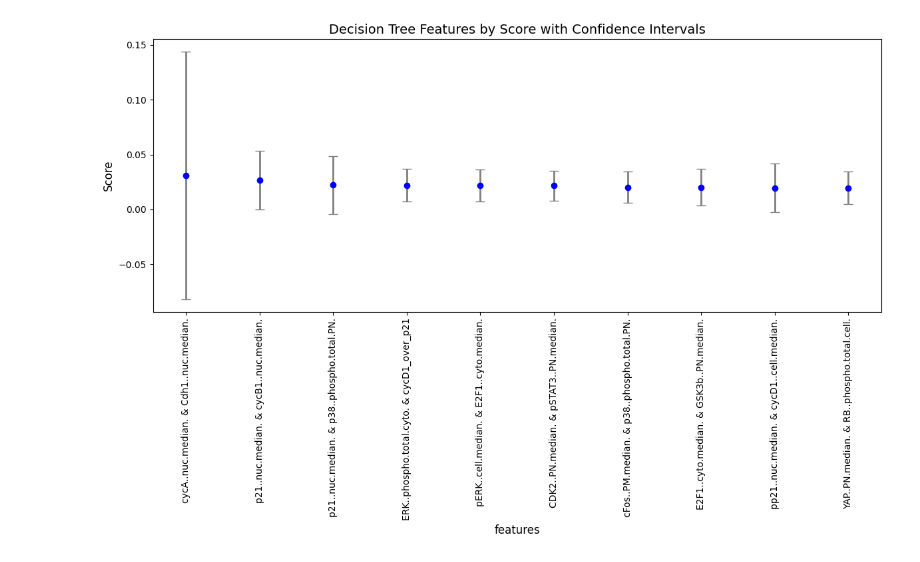
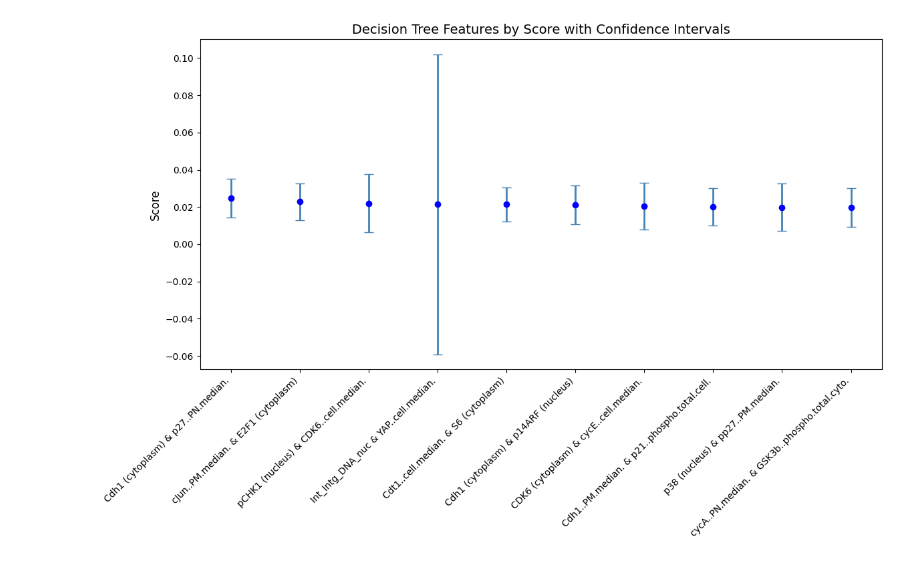
Before and after one commit to mariahgloehr/IICD, a Jupyter notebook: LOCO/iLOCO/iloco_plots.ipynb, the cells around one changed output. Cells and saved outputs as stored; diff of their text form; code cells hidden in the pictures.

```diff
--- a/LOCO/iLOCO/iloco_plots.ipynb
+++ b/LOCO/iLOCO/iloco_plots.ipynb
@@ -2,5 +2,5 @@
 import pandas as pd
 import matplotlib.pyplot as plt
 # %%
-data = pd.read_csv("/Users/mariahloehr/IICD/IICD/LOCO/iLOCO/iloco_decisionTree.csv", index_col=0)
+data = pd.read_csv("/Users/mariahloehr/IICD/IICD/LOCO/iLOCO/iloco_decisionTree.csv")
 df = pd.DataFrame(data)
@@ -7,22 +23,50 @@ df = pd.DataFrame(data)
+# %%
+import re
+
+def rename_feature(name):
+    # Pattern for matching each feature of the form Protein..loc.metric.
+    pattern = r"(\w+)\.\.(nuc|cyto)\.\w+\."
+
+    def repl(match):
+        protein, location = match.groups()
+        location_full = 'nucleus' if location == 'nuc' else 'cytoplasm'
+        return f"{protein} ({location_full})"
+
+    # Apply substitution to all matching parts of the string
+    return re.sub(pattern, repl, name)
+
+#def rename_feature(name):
+#    match = re.match(r"(\w+)\.\.(nuc|cyto)\.\w+\.", name)
+#    if match:
+#        protein, location = match.groups()
+#        location_full = 'nucleus' if location == 'nuc' else 'cytoplasm'
+#       return f"{protein} ({location_full})"
+#    return name  # leave unchanged if it doesn't match the pattern
+
+# Apply renaming
+renamed_features = [rename_feature(col) for col in df["feature"]]
+# %%
+df["feature"] = renamed_features
+top_20 = df.nlargest(10, "scores")
+#top_20.replace('Nuc.area', 'Area (nucleus)', inplace=True)
+#top_20.replace('Int_Intg_DNA_nuc', 'DNA (nucleus)', inplace=True)
 # %%
-top_20 = df.nlargest(10, "scores")
 # Plot
 plt.figure(figsize=(12, 8))
 plt.errorbar(
-    top_20.index.tolist(),
+    top_20["feature"],
     top_20["scores"],
     yerr=top_20["ci"],
     fmt='o',  # Point marker
     color='blue',
-    ecolor='gray',
+    ecolor='steelblue',
     elinewidth=2,
     capsize=5
 )
-plt.xticks(rotation=90, fontsize=10)  # Rotate x-axis labels vertically
+plt.xticks(rotation=45, fontsize=10, ha = "right")  # Rotate x-axis labels vertically
 plt.ylabel("Score", fontsize=12)
-plt.xlabel("features", fontsize=12)
 plt.title("Decision Tree Features by Score with Confidence Intervals", fontsize=14)
 plt.tight_layout()  # Ensure everything fits nicely
 plt.show()
 # %% [output]
-[figure, old version]
+[figure, new version]
```
Also changed, not shown: parts of 5 cells of this notebook, 7 other files.
